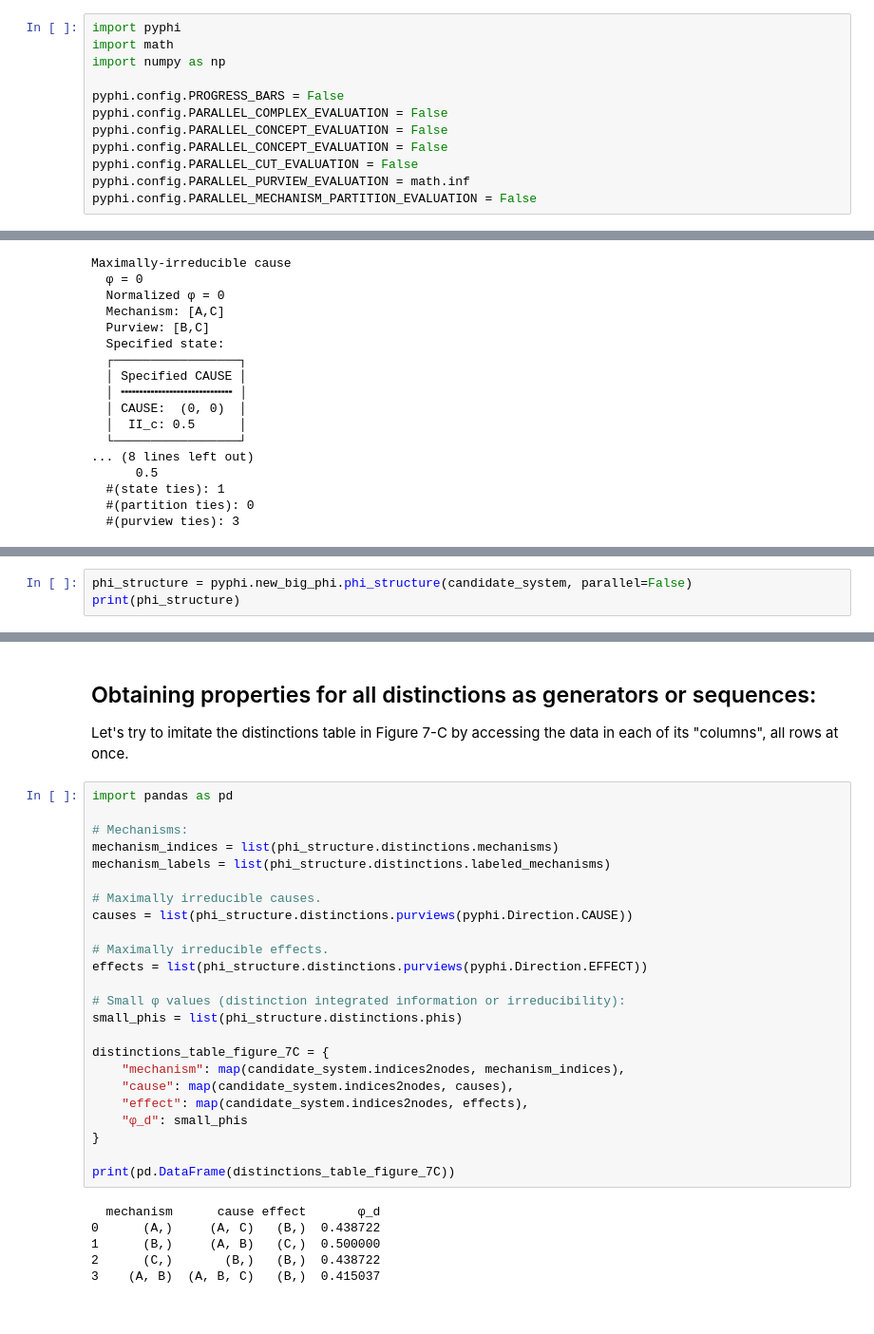
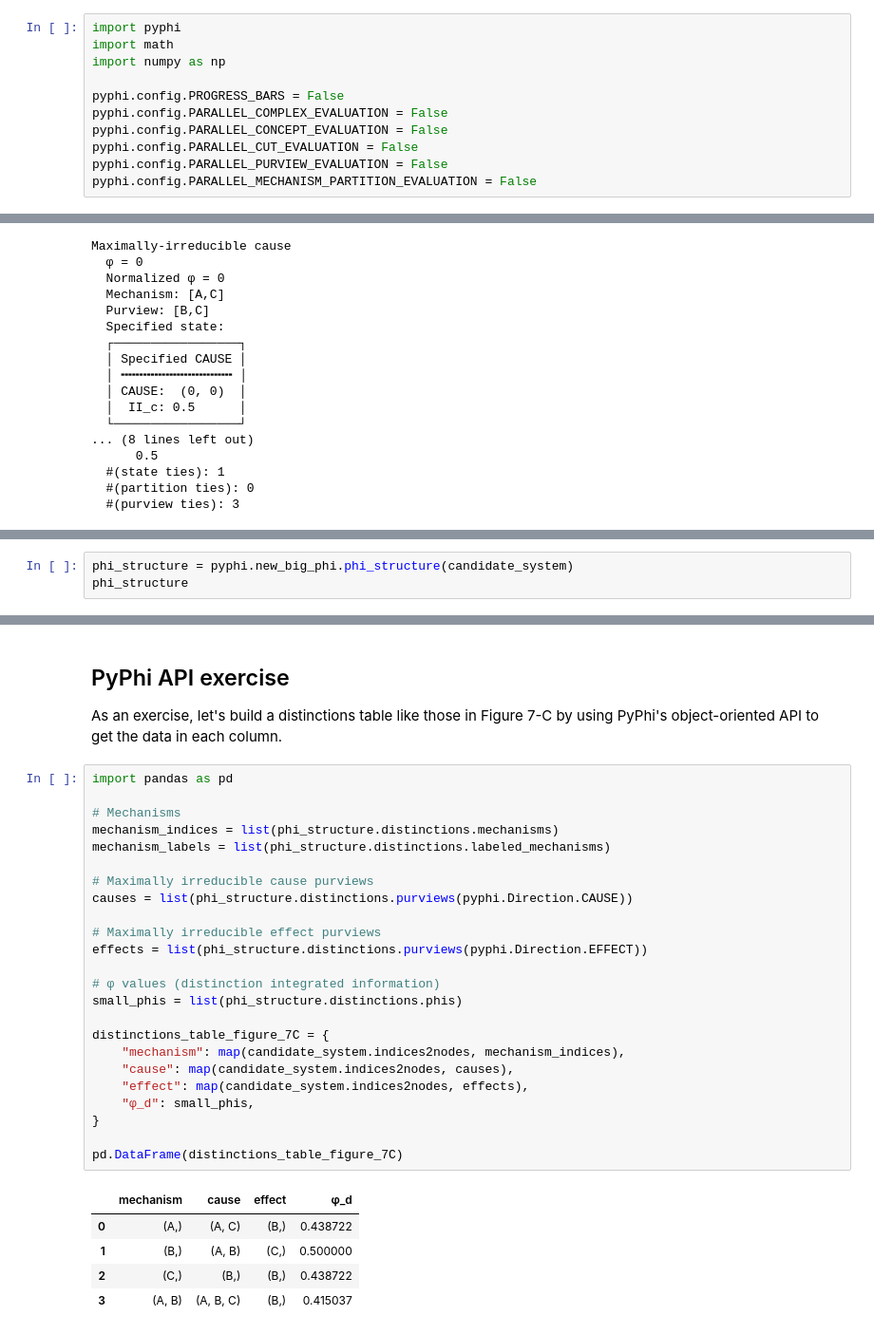
Before and after one commit to wmayner/pyphi, a Jupyter notebook: docs/examples/IIT_4.0_demo.ipynb, the cells around one changed output, grey strips where cells are left out. Shown at 95% size. Drawn from its saved outputs; the diff is of its cells as text.

```diff
--- a/docs/examples/IIT_4.0_demo.ipynb
+++ b/docs/examples/IIT_4.0_demo.ipynb
@@ -34,9 +18,8 @@ import numpy as np
 pyphi.config.PROGRESS_BARS = False
 pyphi.config.PARALLEL_COMPLEX_EVALUATION = False
 pyphi.config.PARALLEL_CONCEPT_EVALUATION = False
-pyphi.config.PARALLEL_CONCEPT_EVALUATION = False
 pyphi.config.PARALLEL_CUT_EVALUATION = False
-pyphi.config.PARALLEL_PURVIEW_EVALUATION = math.inf
+pyphi.config.PARALLEL_PURVIEW_EVALUATION = False
 pyphi.config.PARALLEL_MECHANISM_PARTITION_EVALUATION = False
 # %% [markdown]
 ## Loading system data
@@ -560,6 +537,6 @@ is called a Φ-structure.
 # %%
-phi_structure = pyphi.new_big_phi.phi_structure(candidate_system, parallel=False)
-print(phi_structure)
+phi_structure = pyphi.new_big_phi.phi_structure(candidate_system)
+phi_structure
 # %% [output]
 ┌──────────────────────────────────────┐
 │             PhiStructure             │
@@ -619,37 +608,37 @@ Purview:  [B]
 # %% [markdown]
-## Obtaining properties for all distinctions as generators or sequences:
+## PyPhi API exercise
 
-Let's try to imitate the distinctions table in Figure 7-C by accessing the data in each of its "columns", all rows at once.
+As an exercise, let's build a distinctions table like those in Figure 7-C by using PyPhi's object-oriented API to get the data in each column.
 # %%
 import pandas as pd
 
-# Mechanisms:
+# Mechanisms
 mechanism_indices = list(phi_structure.distinctions.mechanisms)
 mechanism_labels = list(phi_structure.distinctions.labeled_mechanisms)
 
-# Maximally irreducible causes.
+# Maximally irreducible cause purviews
 causes = list(phi_structure.distinctions.purviews(pyphi.Direction.CAUSE))
 
-# Maximally irreducible effects.
+# Maximally irreducible effect purviews
 effects = list(phi_structure.distinctions.purviews(pyphi.Direction.EFFECT))
 
-# Small φ values (distinction integrated information or irreducibility):
+# φ values (distinction integrated information)
 small_phis = list(phi_structure.distinctions.phis)
 
 distinctions_table_figure_7C = {
     "mechanism": map(candidate_system.indices2nodes, mechanism_indices),
     "cause": map(candidate_system.indices2nodes, causes),
     "effect": map(candidate_system.indices2nodes, effects),
-    "φ_d": small_phis
+    "φ_d": small_phis,
 }
 
-print(pd.DataFrame(distinctions_table_figure_7C))
+pd.DataFrame(distinctions_table_figure_7C)
 # %% [output]
-  mechanism      cause effect       φ_d
-0      (A,)     (A, C)   (B,)  0.438722
-1      (B,)     (A, B)   (C,)  0.500000
-2      (C,)       (B,)   (B,)  0.438722
-3    (A, B)  (A, B, C)   (B,)  0.415037
+|  | mechanism | cause | effect | φ_d |
+| 0 | (A,) | (A, C) | (B,) | 0.438722 |
+| 1 | (B,) | (A, B) | (C,) | 0.500000 |
+| 2 | (C,) | (B,) | (B,) | 0.438722 |
+| 3 | (A, B) | (A, B, C) | (B,) | 0.415037 |
 # %% [markdown]
 # PyPhi documentation
 
```
Also changed, not shown: parts of 44 cells of this notebook.
